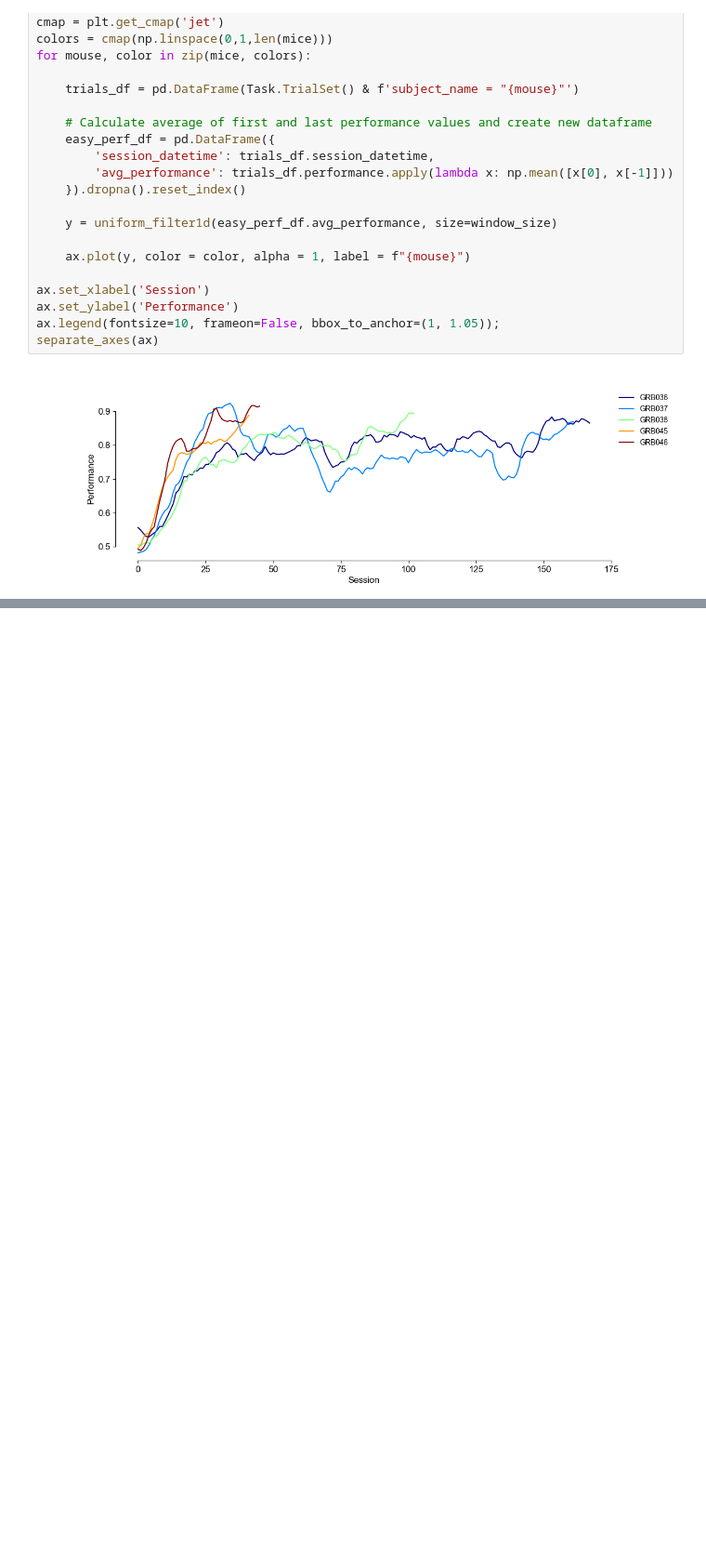
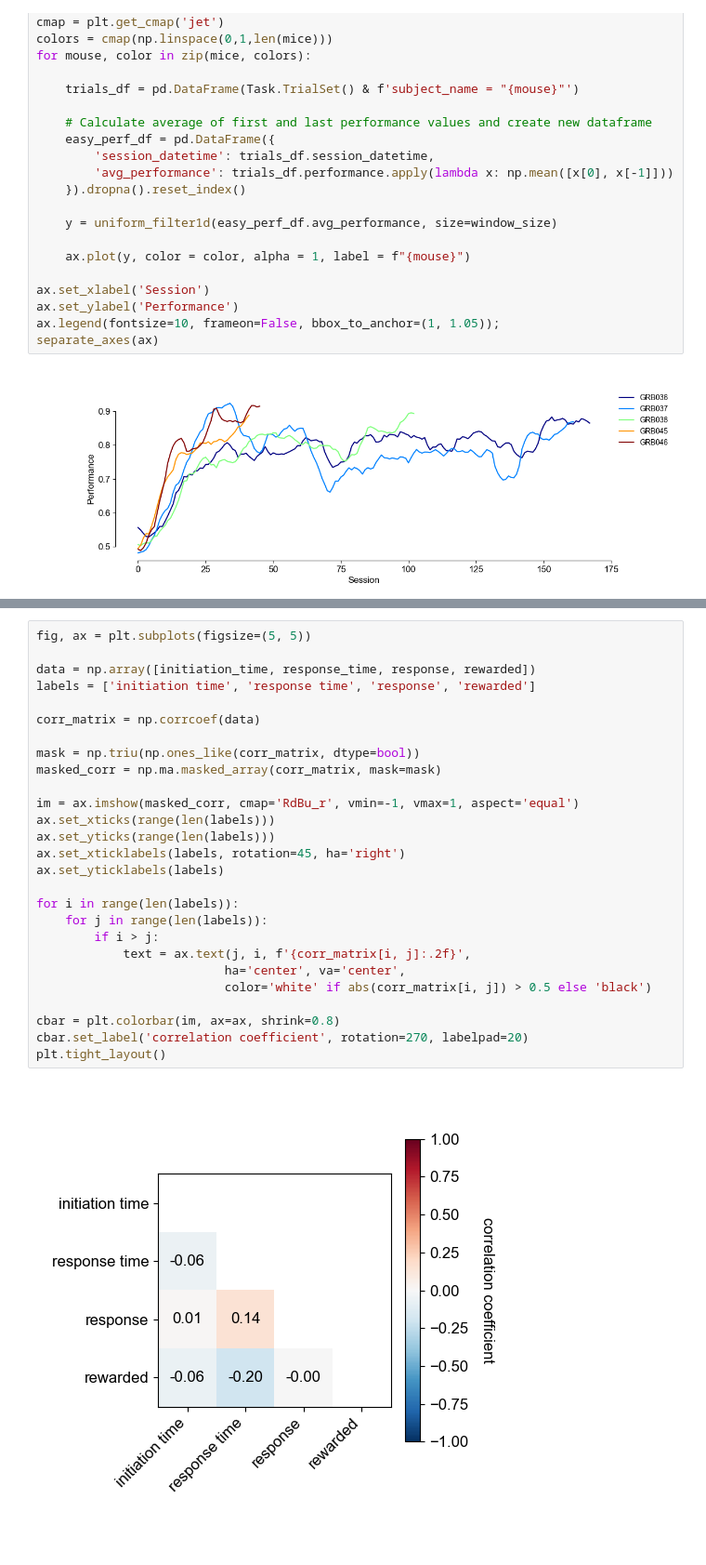
Before and after one commit to rojasgabriel/behavior_analyses, a Jupyter notebook: performance_plotting/plot_performance_learning.ipynb, the cells around one changed output, grey strips where cells are left out. Shown: that part at 93% size. Drawn from its saved outputs; the diff is of its cells as text; blank space fills up the shorter version.

```diff
--- a/performance_plotting/plot_performance_learning.ipynb
+++ b/performance_plotting/plot_performance_learning.ipynb
@@ -116,0 +138,29 @@ separate_axes(ax)
+# %%
+fig, ax = plt.subplots(figsize=(5, 5))
+
+data = np.array([initiation_time, response_time, response, rewarded])
+labels = ['initiation time', 'response time', 'response', 'rewarded']
+
+corr_matrix = np.corrcoef(data)
+
+mask = np.triu(np.ones_like(corr_matrix, dtype=bool))
+masked_corr = np.ma.masked_array(corr_matrix, mask=mask)
+
+im = ax.imshow(masked_corr, cmap='RdBu_r', vmin=-1, vmax=1, aspect='equal')
+ax.set_xticks(range(len(labels)))
+ax.set_yticks(range(len(labels)))
+ax.set_xticklabels(labels, rotation=45, ha='right')
+ax.set_yticklabels(labels)
+
+for i in range(len(labels)):
+    for j in range(len(labels)):
+        if i > j:
+            text = ax.text(j, i, f'{corr_matrix[i, j]:.2f}',
+                          ha='center', va='center',
+                          color='white' if abs(corr_matrix[i, j]) > 0.5 else 'black')
+
+cbar = plt.colorbar(im, ax=ax, shrink=0.8)
+cbar.set_label('correlation coefficient', rotation=270, labelpad=20)
+plt.tight_layout()
+# %% [output]
+[figure, added]
```
Also changed, not shown: parts of 4 cells of this notebook.
